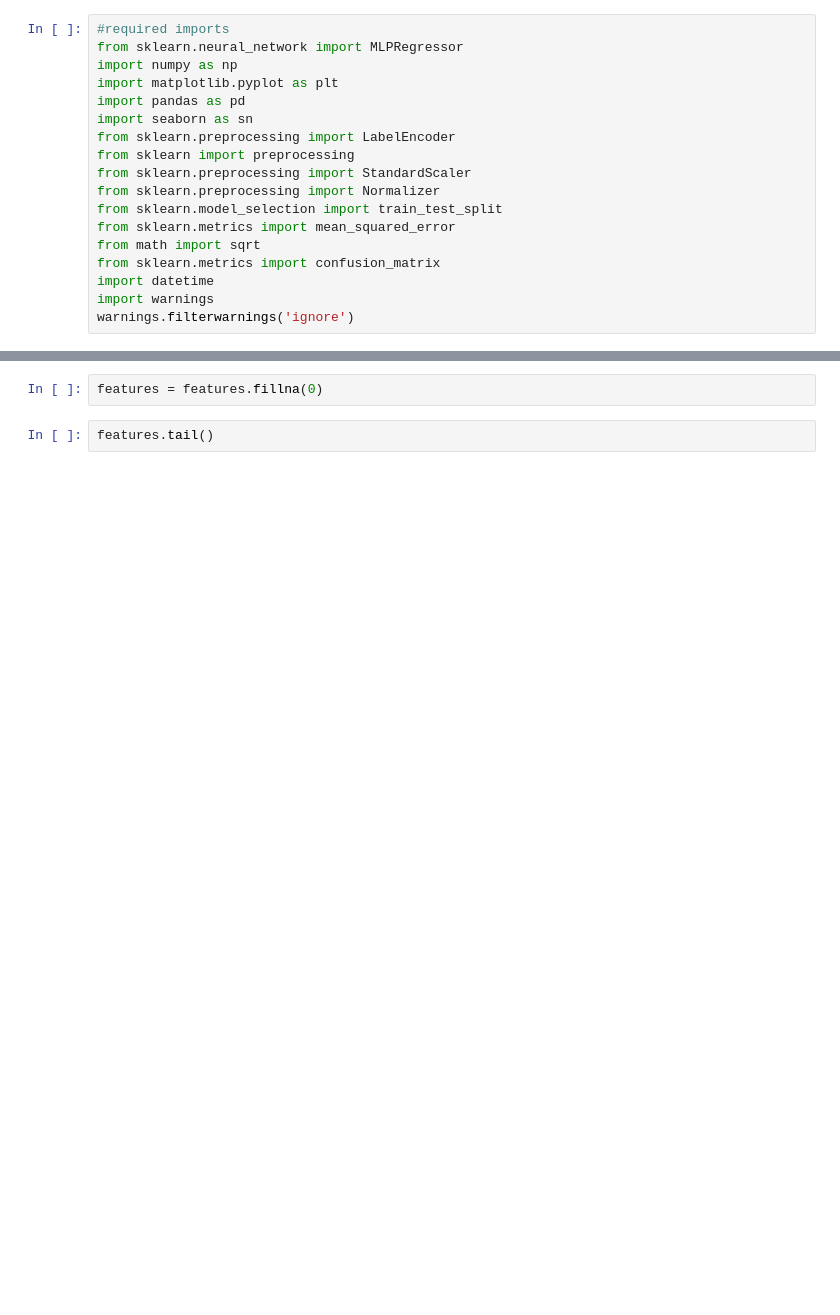
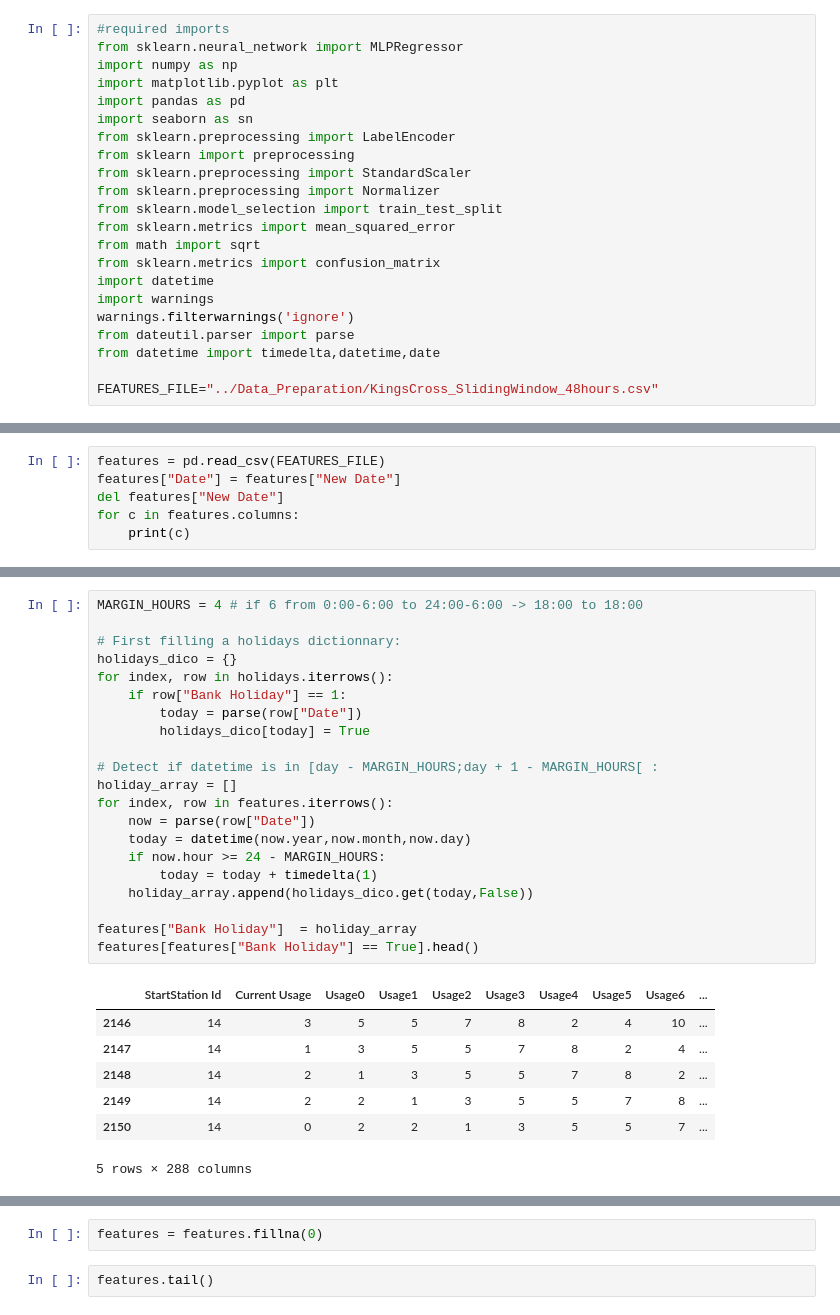
Before and after one commit to dataBikeHsUlm/MapReduce, a Jupyter notebook: Data_Profiling_Hourly/MLPRegressor.ipynb, the cells around one changed output, grey strips where cells are left out. Saved outputs shown, nothing was run; the diff lists cells and outputs as text; blank space fills up the shorter version.

Commit message:
prediction of hourly sliding base

```diff
--- a/Data_Profiling_Hourly/MLPRegressor.ipynb
+++ b/Data_Profiling_Hourly/MLPRegressor.ipynb
@@ -16,3 +16,7 @@ from sklearn.metrics import confusion_matrix
 import datetime
 import warnings
 warnings.filterwarnings('ignore')
+from dateutil.parser import parse
+from datetime import timedelta,datetime,date
+
+FEATURES_FILE="../Data_Preparation/KingsCross_SlidingWindow_48hours.csv"
@@ -53,0 +23,6 @@ features.head()
+# %%
+features = pd.read_csv(FEATURES_FILE)
+features["Date"] = features["New Date"]
+del features["New Date"]
+for c in features.columns:
+    print(c)
@@ -70,2 +69,31 @@ features.head()
+# %%
+MARGIN_HOURS = 4 # if 6 from 0:00-6:00 to 24:00-6:00 -> 18:00 to 18:00
+
+# First filling a holidays dictionnary:
+holidays_dico = {}
+for index, row in holidays.iterrows():
+    if row["Bank Holiday"] == 1:
+        today = parse(row["Date"])
+        holidays_dico[today] = True
+
+# Detect if datetime is in [day - MARGIN_HOURS;day + 1 - MARGIN_HOURS[ :
+holiday_array = []
+for index, row in features.iterrows():
+    now = parse(row["Date"])
+    today = datetime(now.year,now.month,now.day)
+    if now.hour >= 24 - MARGIN_HOURS:
+        today = today + timedelta(1)
+    holiday_array.append(holidays_dico.get(today,False))
+
+features["Bank Holiday"]  = holiday_array
+features[features["Bank Holiday"] == True].head()
+# %% [output]
+|  | StartStation Id | Current Usage | Usage0 | Usage1 | Usage2 | Usage3 | Usage4 | Usage5 | Usage6 | ... |
+| 2146 | 14 | 3 | 5 | 5 | 7 | 8 | 2 | 4 | 10 | ... |
+| 2147 | 14 | 1 | 3 | 5 | 5 | 7 | 8 | 2 | 4 | ... |
+| 2148 | 14 | 2 | 1 | 3 | 5 | 5 | 7 | 8 | 2 | ... |
+| 2149 | 14 | 2 | 2 | 1 | 3 | 5 | 5 | 7 | 8 | ... |
+| 2150 | 14 | 0 | 2 | 2 | 1 | 3 | 5 | 5 | 7 | ... |
+5 rows × 288 columns
 # %%
 def parse_date(s):
```
Also changed, not shown: parts of 19 cells of this notebook.
